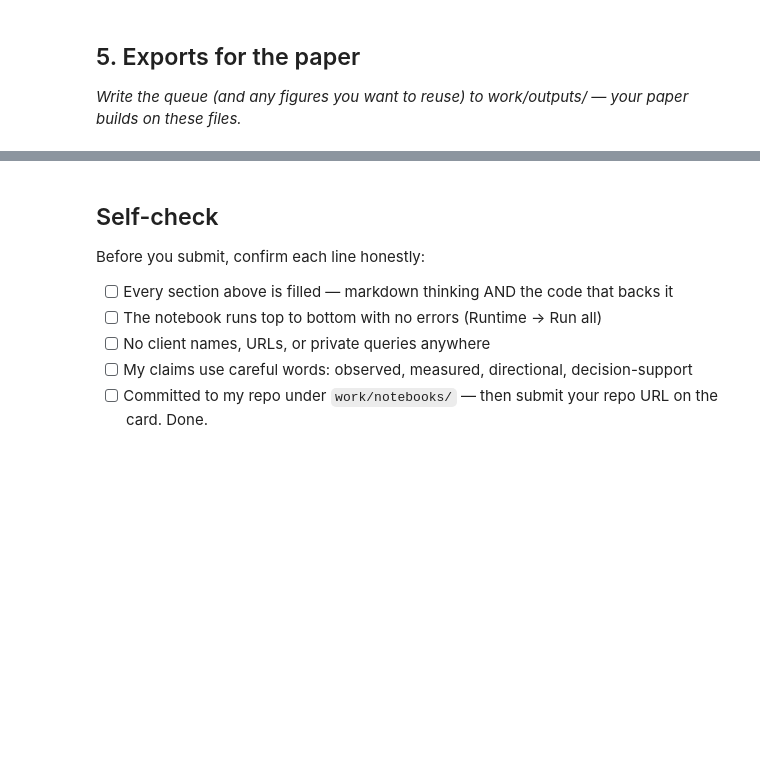
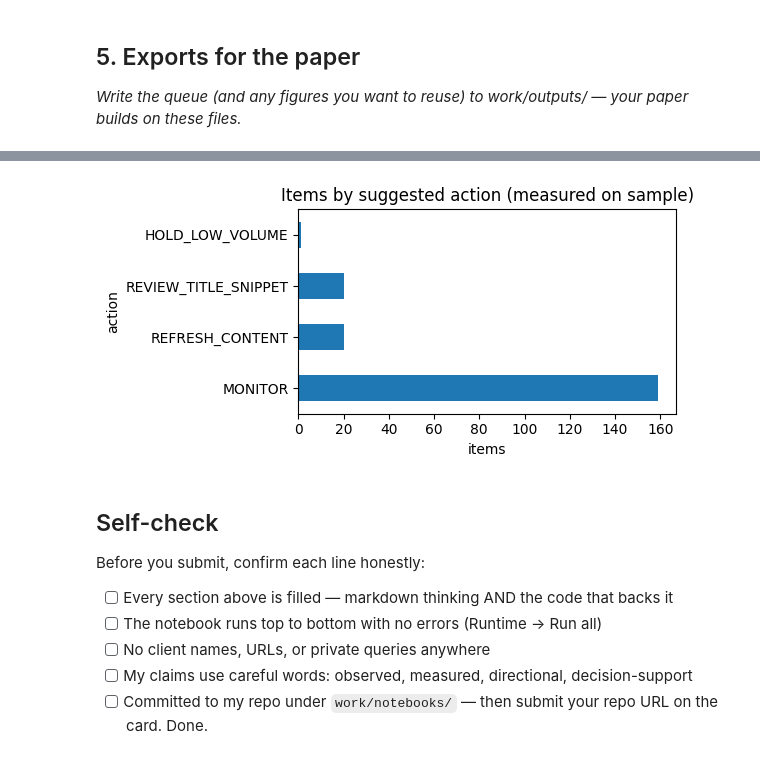
Before and after one commit to arshiyanaaz411/flyrank-ml-internship, a Jupyter notebook: work/notebooks/w07_action_playbook.ipynb, the cells around one changed output, grey strips where cells are left out. Saved outputs shown, nothing was run; the diff lists cells and outputs as text; code cells hidden in the pictures; blank space fills up the shorter version.

```diff
--- a/work/notebooks/w07_action_playbook.ipynb
+++ b/work/notebooks/w07_action_playbook.ipynb
@@ -12,0 +124,10 @@ This skeleton is yours to fill. Work the sections **in order** — each one has
+# %%
+if ARCHETYPE_COL:
+    df["archetype"] = df[ARCHETYPE_COL].astype(str)
+else:
+    ARCH_FEATURES = FEATURES[:5]       # EDIT: pick features that describe content behavior
+    Z = StandardScaler().fit_transform(df[ARCH_FEATURES].fillna(df[ARCH_FEATURES].median()))
+    df["archetype"] = "A" + pd.Series(KMeans(4, n_init=10, random_state=42).fit_predict(Z), index=df.index).astype(str)
+
+profile_cols = [c for c in ([AGE_COL, IMPR_COL] if AGE_COL or IMPR_COL else []) if c] + [TARGET, "pred_ctr", "gap"]
+display(df.groupby("archetype")[profile_cols].median().round(4).assign(n=df["archetype"].value_counts()))
@@ -43,0 +231,30 @@ This skeleton is yours to fill. Work the sections **in order** — each one has
+# %%
+# Anonymize the client: hashed short code, no raw names
+df["client_code"] = "c_" + (pd.util.hash_pandas_object(df[GROUP].astype(str), index=False) % 10**6).astype(str)
+df["item_id"] = df[ID_COL].astype(str) if ID_COL else df.index.astype(str)
+
+actionable = df[df["action"].isin(["REFRESH_CONTENT", "REVIEW_TITLE_SNIPPET"])].copy()
+actionable = actionable.sort_values("opportunity", ascending=False).reset_index(drop=True)
+actionable["priority_rank"] = actionable.index + 1
+actionable["priority_tier"] = pd.qcut(actionable["priority_rank"], 3, labels=["P1", "P2", "P3"]) if len(actionable) >= 3 else "P1"
+
+queue = actionable[["priority_rank", "priority_tier", "item_id", "client_code", "archetype",
+                    "action", "reason_codes", TARGET, "pred_ctr", "gap", "opportunity"]].round(4)
+queue = queue.rename(columns={TARGET: "actual_ctr"})
+queue.to_csv("work/outputs/action_queue.csv", index=False)   # stays out of git by design
+
+metrics = {
+    "n_rows": int(len(df)), "n_clients": int(g.nunique()),
+    "cv": "GroupKFold(5) by client, out-of-fold predictions",
+    "mae_model": round(float(MAE_MODEL), 5), "mae_baseline": round(float(MAE_BASE), 5),
+    "noise_floor": round(float(NOISE_FLOOR), 5),
+    "thresholds": {"min_impr": MIN_IMPR, "age_refresh_days": AGE_REFRESH},
+    "action_counts": {k: int(v) for k, v in df["action"].value_counts().items()},
+    "queue_length": int(len(queue)),
+    "monitoring_triggers": TRIGGERS,
+}
+with open("work/outputs/w07_metrics.json", "w") as f:
+    json.dump(metrics, f, indent=2)
+
+print(queue.head(10))
+print("Exported: action_queue.csv, w07_metrics.json, figures in work/figures/")
@@ -44,3 +279,9 @@ This skeleton is yours to fill. Work the sections **in order** — each one has
+# %%
+ax = df["action"].value_counts().plot.barh(figsize=(6, 3))
+ax.set_title("Items by suggested action (measured on sample)"); ax.set_xlabel("items")
+plt.tight_layout(); plt.savefig("work/figures/action_mix.png", dpi=150); plt.show()
+# %% [output]
+[figure, added]
 # %% [markdown]
 ## Self-check
 
```
Also changed, not shown: parts of 19 cells of this notebook.
